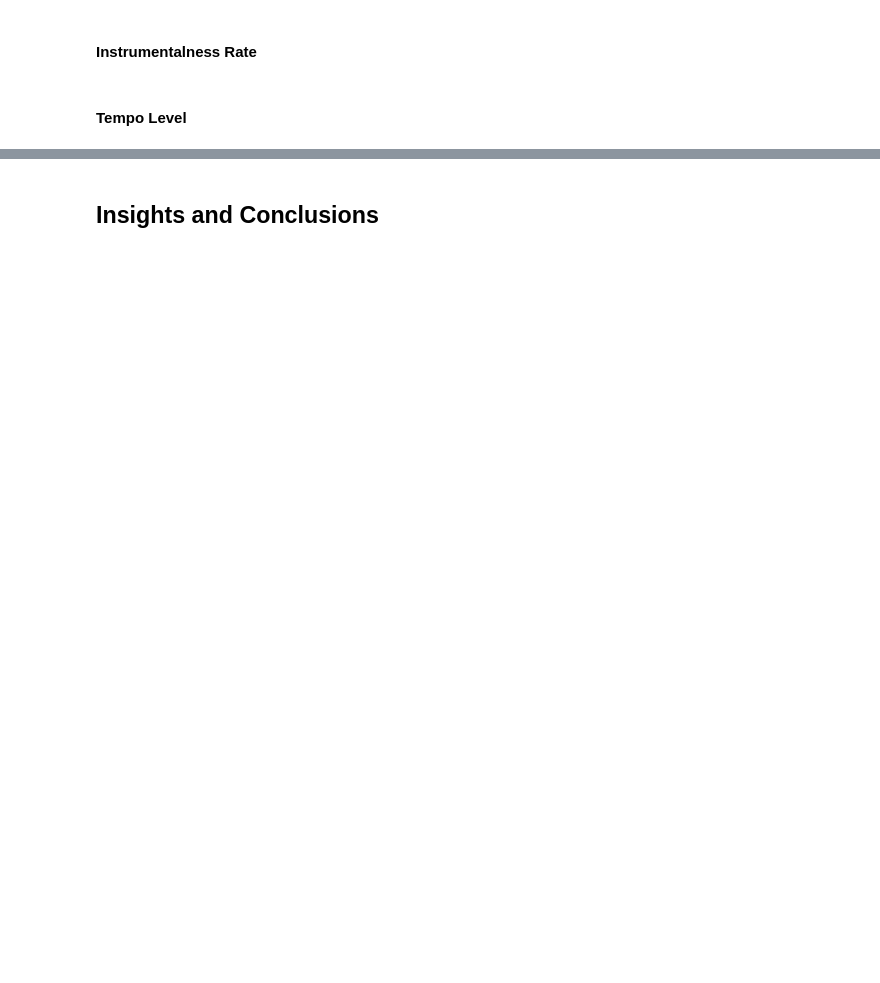
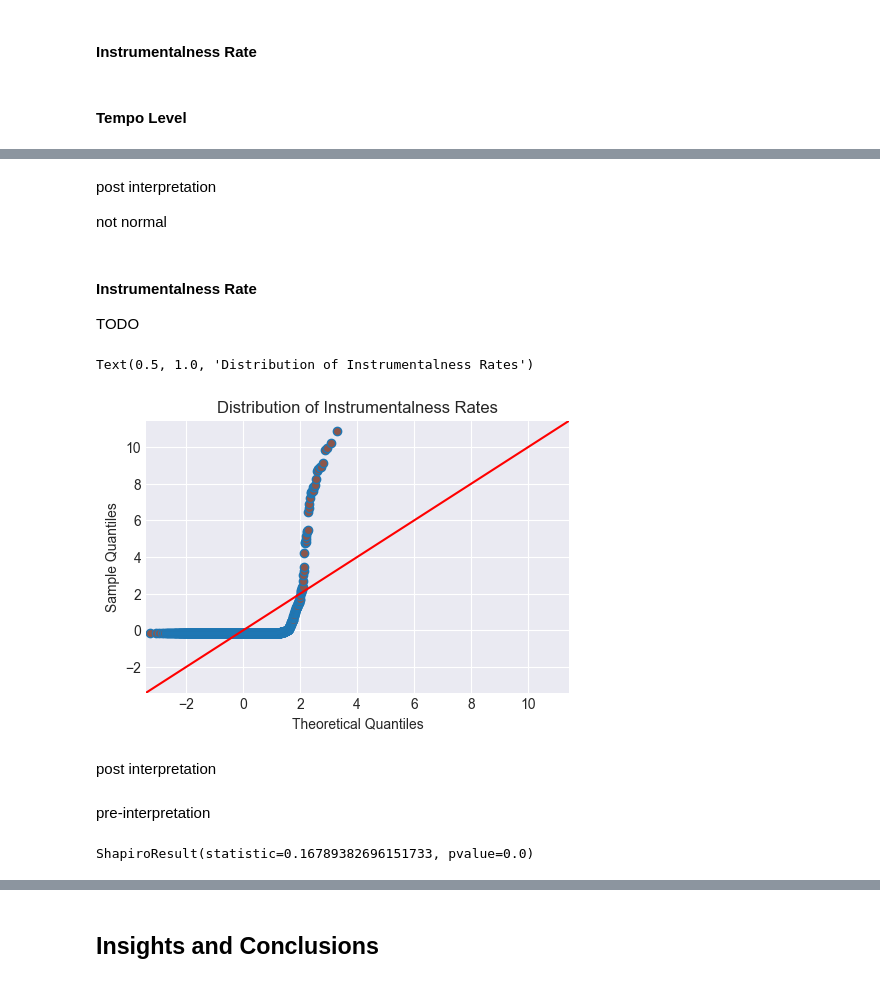
Before and after one commit to angelocguerra/csmodel-casestudy, a Jupyter notebook: MCO2.ipynb, the cells around one changed output, grey strips where cells are left out. Drawn from its saved outputs; the diff is of its cells as text; code cells hidden in the pictures; blank space fills up the shorter version.

```diff
--- a/MCO2.ipynb
+++ b/MCO2.ipynb
@@ -1118,0 +1077,28 @@ spotify_df[['year', 'year_period']]
+# %% [markdown]
+post interpretation
+
+not normal
+# %% [markdown]
+#### Instrumentalness Rate
+
+TODO
+# %%
+instrumentalness_df = spotify_df["instrumentalness"]
+
+# create the Q-Q plot for the instrumentalness distribution of top hits
+fig = plt.figure(figsize=(12,12))
+ax = fig.add_subplot(3, 2, 1)
+sm.qqplot(instrumentalness_df, line='45', fit=True, ax=ax)
+ax.get_lines()[0].set_markerfacecolor('C5')
+ax.set_title('Distribution of Instrumentalness Rates')
+# %% [output]
+Text(0.5, 1.0, 'Distribution of Instrumentalness Rates')
+[figure, added]
+# %% [markdown]
+post interpretation
+# %% [markdown]
+pre-interpretation
+# %%
+shapiro(instrumentalness_df)
+# %% [output]
+ShapiroResult(statistic=0.16789382696151733, pvalue=0.0)
```
Also changed, not shown: parts of 76 cells of this notebook, 1 other file.
